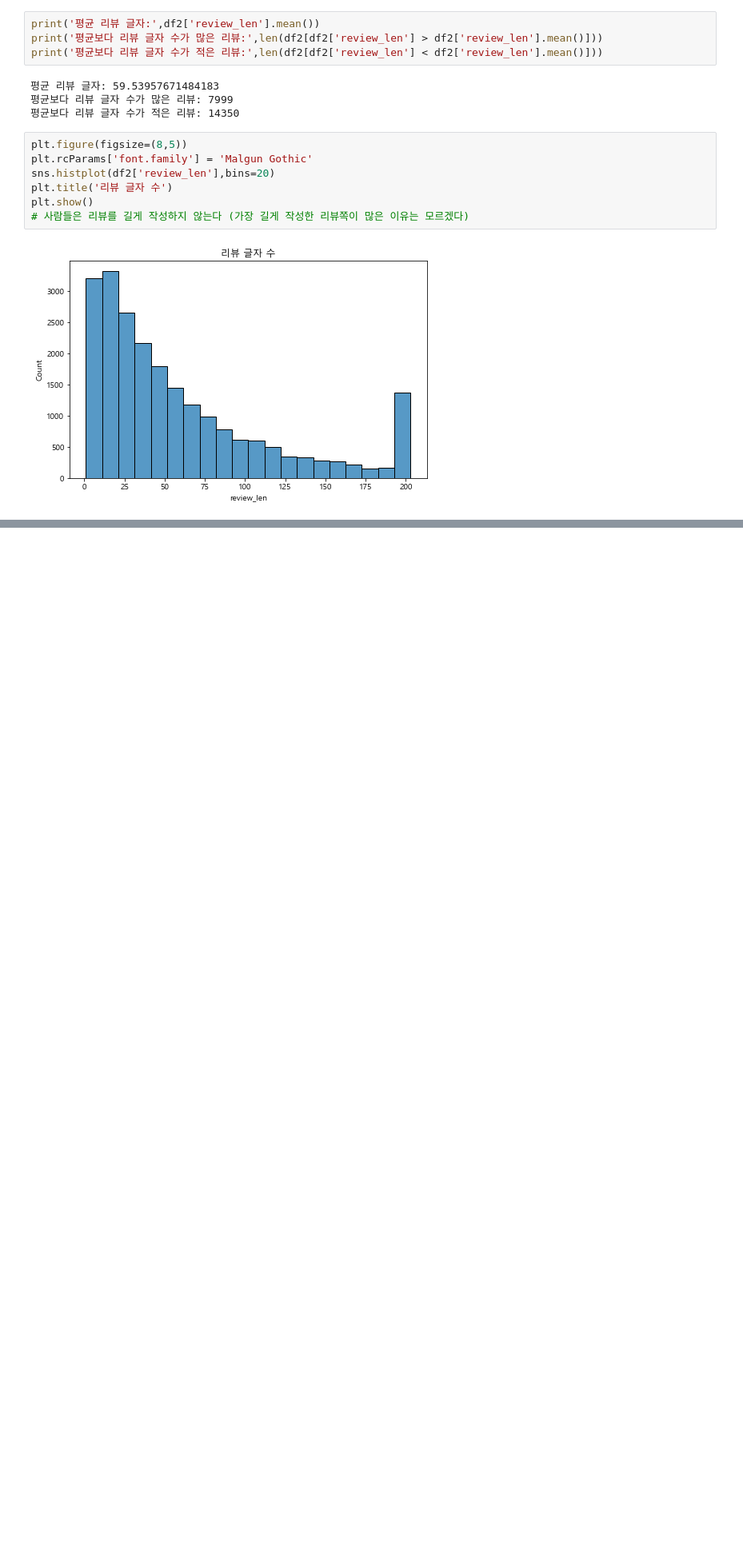
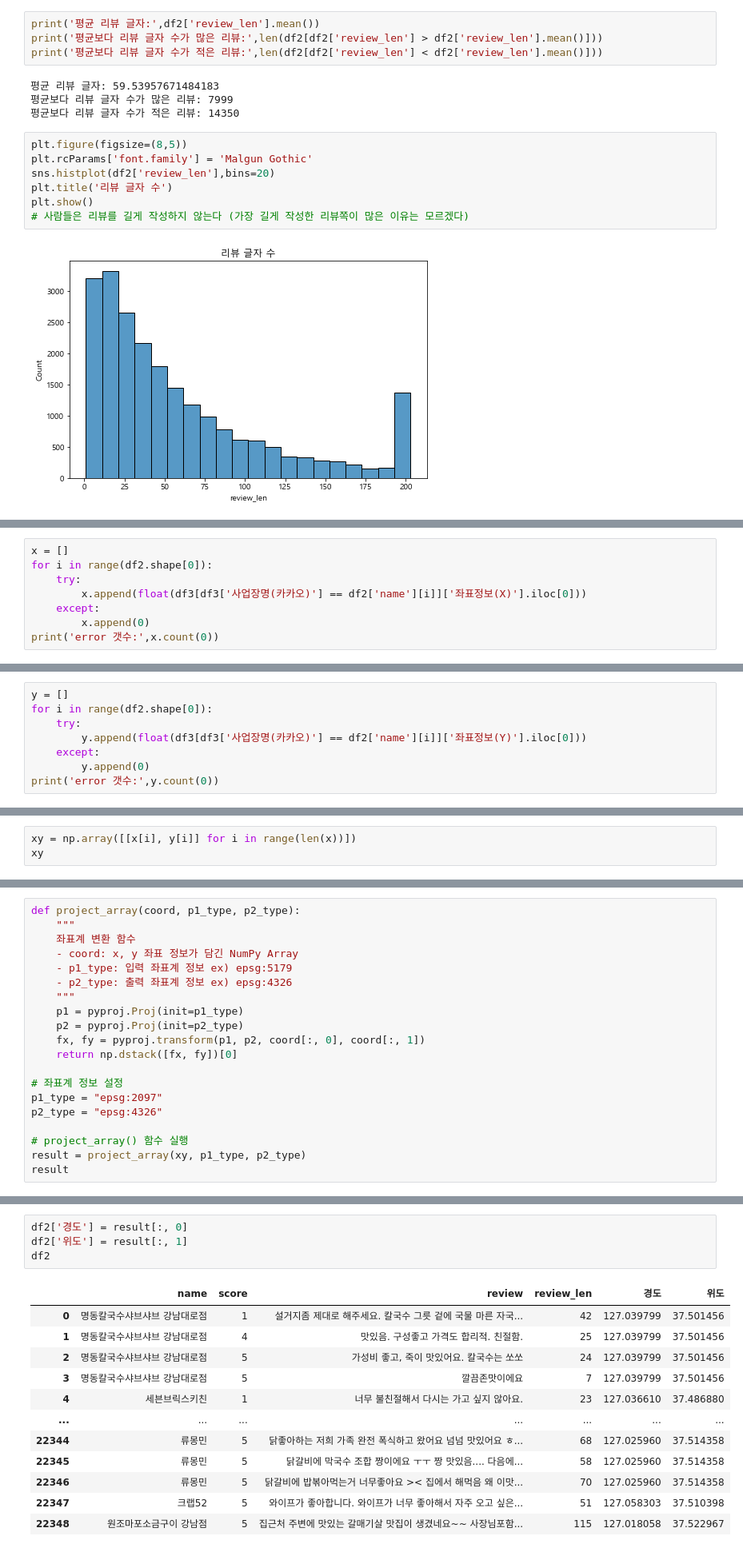
Before and after one commit to dbwlgns15/FOOD_FINDER, a Jupyter notebook: 5_강남구리뷰_시각화및분석_유지훈.ipynb, the cells around one changed output, grey strips where cells are left out. Shown: that part at 80% size. Cells and saved outputs as stored; diff of their text form; blank space fills up the shorter version.

```diff
--- a/5_강남구리뷰_시각화및분석_유지훈.ipynb
+++ b/5_강남구리뷰_시각화및분석_유지훈.ipynb
@@ -167,0 +186,8 @@ for i in range(1,6):
+# %%
+x = []
+for i in range(df2.shape[0]):
+    try:
+        x.append(float(df3[df3['사업장명(카카오)'] == df2['name'][i]]['좌표정보(X)'].iloc[0]))
+    except:
+        x.append(0)
+print('error 갯수:',x.count(0))
@@ -167,0 +196,8 @@ for i in range(1,6):
+# %%
+y = []
+for i in range(df2.shape[0]):
+    try:
+        y.append(float(df3[df3['사업장명(카카오)'] == df2['name'][i]]['좌표정보(Y)'].iloc[0]))
+    except:
+        y.append(0)
+print('error 갯수:',y.count(0))
@@ -167,0 +206,3 @@ for i in range(1,6):
+# %%
+xy = np.array([[x[i], y[i]] for i in range(len(x))])
+xy
@@ -167,0 +217,20 @@ for i in range(1,6):
+# %%
+def project_array(coord, p1_type, p2_type):
+    """
+    좌표계 변환 함수
+    - coord: x, y 좌표 정보가 담긴 NumPy Array
+    - p1_type: 입력 좌표계 정보 ex) epsg:5179
+    - p2_type: 출력 좌표계 정보 ex) epsg:4326
+    """
+    p1 = pyproj.Proj(init=p1_type)
+    p2 = pyproj.Proj(init=p2_type)
+    fx, fy = pyproj.transform(p1, p2, coord[:, 0], coord[:, 1])
+    return np.dstack([fx, fy])[0]
+
+# 좌표계 정보 설정
+p1_type = "epsg:2097"
+p2_type = "epsg:4326"
+
+# project_array() 함수 실행
+result = project_array(xy, p1_type, p2_type)
+result
@@ -167,0 +245,17 @@ for i in range(1,6):
+# %%
+df2['경도'] = result[:, 0]
+df2['위도'] = result[:, 1]
+df2
+# %% [output]
+|  | name | score | review | review_len | 경도 | 위도 |
+| 0 | 명동칼국수샤브샤브 강남대로점 | 1 | 설거지좀 제대로 해주세요. 칼국수 그릇 겉에 국물 마른 자국... | 42 | 127.039799 | 37.501456 |
+| 1 | 명동칼국수샤브샤브 강남대로점 | 4 | 맛있음. 구성좋고 가격도 합리적. 친절함. | 25 | 127.039799 | 37.501456 |
+| 2 | 명동칼국수샤브샤브 강남대로점 | 5 | 가성비 좋고, 죽이 맛있어요. 칼국수는 쏘쏘 | 24 | 127.039799 | 37.501456 |
+| 3 | 명동칼국수샤브샤브 강남대로점 | 5 | 깔끔존맛이에요 | 7 | 127.039799 | 37.501456 |
+| 4 | 세븐브릭스키친 | 1 | 너무 불친절해서 다시는 가고 싶지 않아요. | 23 | 127.036610 | 37.486880 |
+| ... | ... | ... | ... | ... | ... | ... |
+| 22344 | 류몽민 | 5 | 닭좋아하는 저희 가족 완전 폭식하고 왔어요 넘넘 맛있어요 ㅎ... | 68 | 127.025960 | 37.514358 |
+| 22345 | 류몽민 | 5 | 닭갈비에 막국수 조합 짱이에요 ㅜㅜ 짱 맛있음.... 다음에... | 58 | 127.025960 | 37.514358 |
+| 22346 | 류몽민 | 5 | 닭갈비에 밥볶아먹는거 너무좋아요 >< 집에서 해먹음 왜 이맛... | 70 | 127.025960 | 37.514358 |
+| 22347 | 크랩52 | 5 | 와이프가 좋아합니다. 와이프가 너무 좋아해서 자주 오고 싶은... | 51 | 127.058303 | 37.510398 |
+| 22348 | 원조마포소금구이 강남점 | 5 | 집근처 주변에 맛있는 갈매기살 맛집이 생겼네요~~ 사장님포함... | 115 | 127.018058 | 37.522967 |
```
Also changed, not shown: parts of 9 cells of this notebook.
